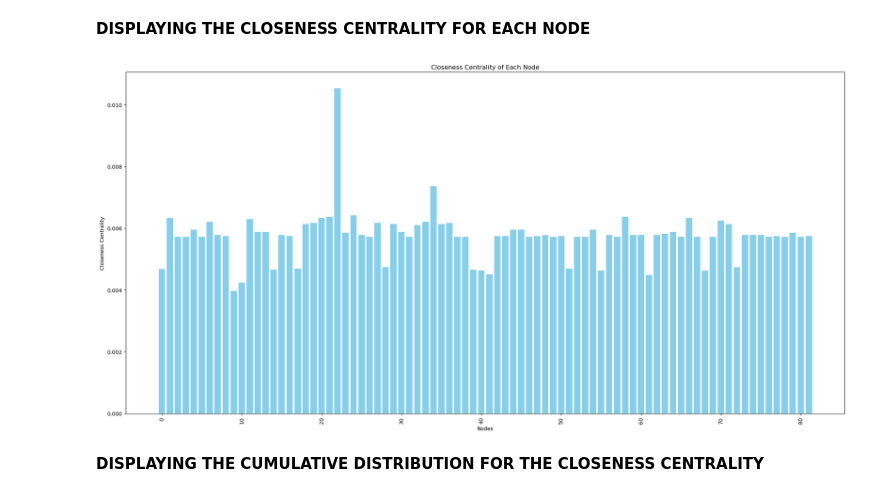
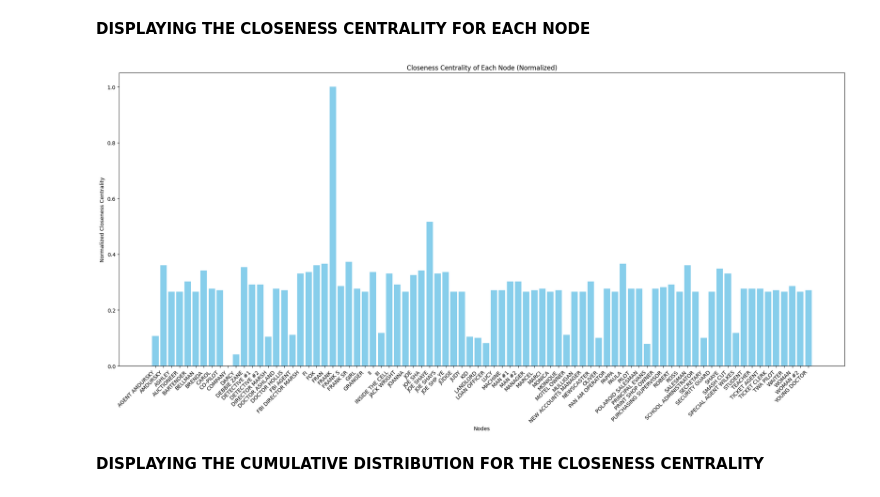
Before and after one commit to MattiaCervelli/Group-Project-SNA, a Jupyter notebook: Final_Graph(complete) (2).ipynb, the cells around one changed output. Drawn from its saved outputs; the diff is of its cells as text; code cells hidden in the pictures.

Commit message:
Final changes + uploaded dataset

```diff
--- a/Final_Graph(complete) (2).ipynb
+++ b/Final_Graph(complete) (2).ipynb
@@ -52,8 +53,8 @@ import seaborn as sns
 
 **OPENING THE FILE:**
 # %%
-nodes_df = pd.read_csv("/Users/mattiacervelli/Desktop/MaCS/SECOND_YEAR/Group Project SNA/a) Catch_me_if_you_can/nodes.csv")
-edges_df = pd.read_csv("/Users/mattiacervelli/Desktop/MaCS/SECOND_YEAR/Group Project SNA/a) Catch_me_if_you_can/edges.csv")
+nodes_df = pd.read_csv("dataset/nodes.csv")
+edges_df = pd.read_csv("dataset/edges.csv")
 # %% [markdown]
 The following line takes the *' viz'* column of the *nodes_df* DataFrame and performs two operations:
 
@@ -329,19 +330,22 @@ It results that our protagonist (node 22) has relatively low closeness centralit
 # %% [markdown]
 **DISPLAYING THE CLOSENESS CENTRALITY FOR EACH NODE**
 # %%
-nodes = list(closeness_centrality_custom.keys())
+node_names = nodes_df[' label'].tolist()
 closeness_values = list(closeness_centrality_custom.values())
+min_value = min(closeness_values)
+max_value = max(closeness_values)
+normalized_closeness_values = [(value - min_value) / (max_value - min_value) for value in closeness_values]
 
 plt.figure(figsize=(20,10))
-plt.bar(nodes, closeness_values, color='skyblue')
+plt.bar(node_names, normalized_closeness_values, color='skyblue')
 plt.xlabel('Nodes')
-plt.ylabel('Closeness Centrality')
-plt.title('Closeness Centrality of Each Node')
-plt.xticks(rotation=90)
+plt.ylabel('Normalized Closeness Centrality')
+plt.title('Closeness Centrality of Each Node (Normalized)')
+plt.xticks(rotation=45, ha='right')
 plt.tight_layout()
 plt.show()
 # %% [output]
-[figure, old version]
+[figure, new version]
 # %% [markdown]
 **DISPLAYING THE CUMULATIVE DISTRIBUTION FOR THE CLOSENESS CENTRALITY**
 # %%
```
Also changed, not shown: parts of 19 cells of this notebook, 4 other files.
